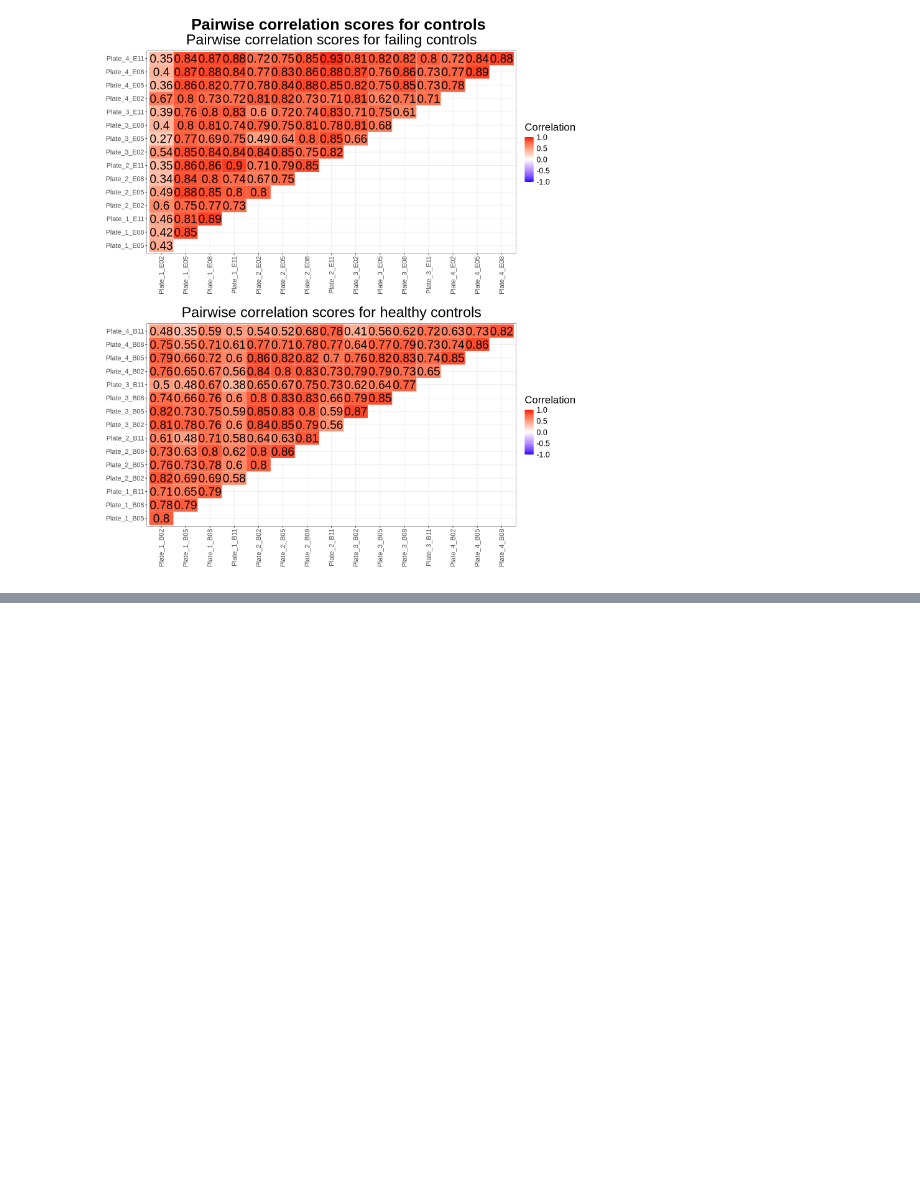
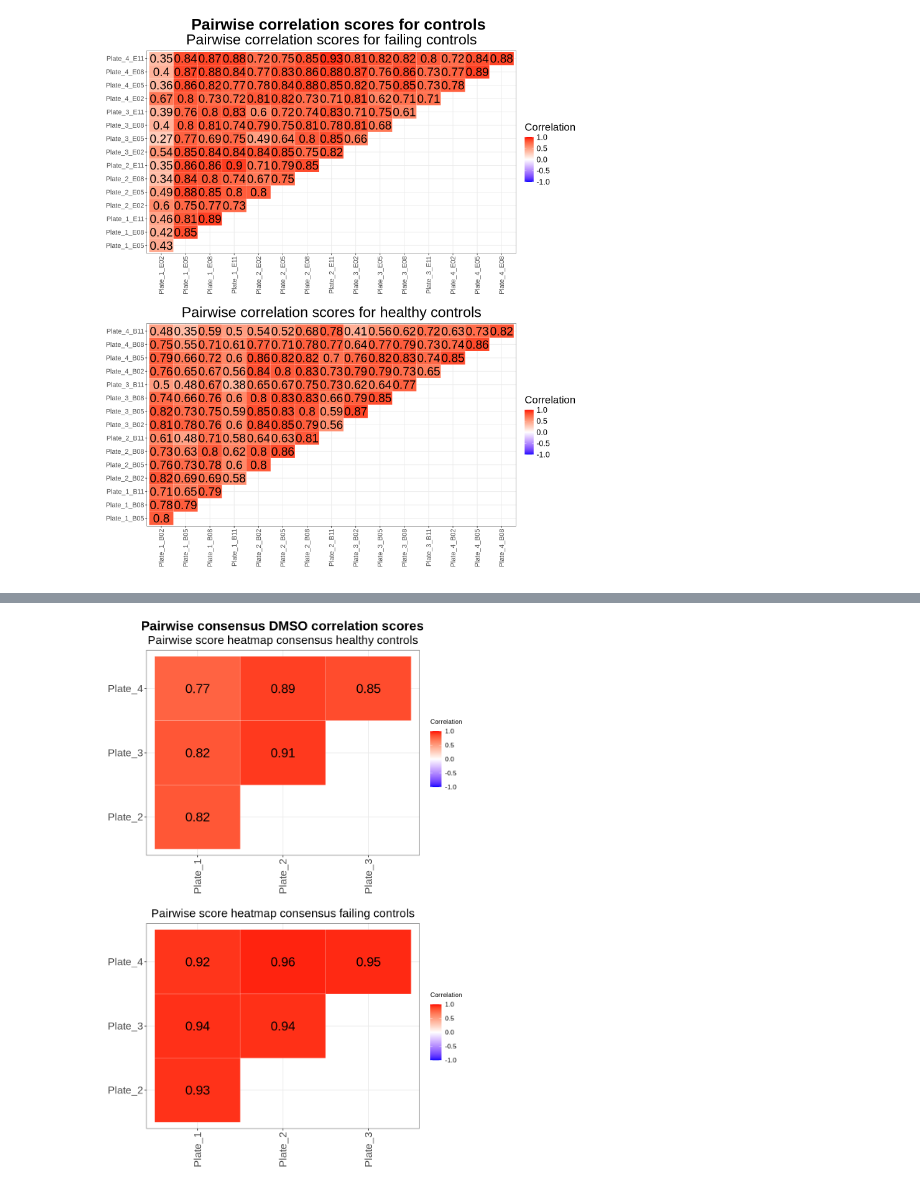
Before and after one commit to axiomcura/CFReT-screen-mAP-analysis, a Jupyter notebook: notebooks/exploratory-analysis/pairwise-analysis/r_plot-pairwise-scores.ipynb, the cells around one changed output, grey strips where cells are left out. Cells and saved outputs as stored; diff of their text form; code cells hidden in the pictures; blank space fills up the shorter version.

```diff
--- a/notebooks/exploratory-analysis/pairwise-analysis/r_plot-pairwise-scores.ipynb
+++ b/notebooks/exploratory-analysis/pairwise-analysis/r_plot-pairwise-scores.ipynb
@@ -182,0 +196,86 @@ TableGrob (3 x 1) "arrange": 3 grobs
+# %%
+# updating column names for the consensus scores
+consensus_dmso_df <- consensus_dmso_df %>%
+    rename(
+        metadata_plate_0 = Metadata_plate_name__posthoc_group0,
+        metadata_plate_1 = Metadata_plate_name__posthoc_group1
+    )
+
+# separating based on metadata_treatment (DMSO-positive or DMSO-negative)
+healthy_dmso_consensus_df <- consensus_dmso_df %>%
+    filter(Metadata_treatment == "DMSO-positive") %>%
+    select(pearsons_correlation, Metadata_treatment, metadata_plate_0, metadata_plate_1) %>%
+    arrange(desc(pearsons_correlation))
+failing_dmso_consensus_df <- consensus_dmso_df %>%
+    filter(Metadata_treatment == "DMSO-negative") %>%
+    select(pearsons_correlation, Metadata_treatment, metadata_plate_0, metadata_plate_1) %>%
+    arrange(desc(pearsons_correlation))
+# %%
+# Make plots show up nice in the notebook
+width <- 8
+height <- 12
+options(repr.plot.width = width, repr.plot.height = height)
+
+# Plot1: Create the consensus health controls heatmap
+health_control_consensus_heatmap <- ggplot(healthy_dmso_consensus_df, aes(x = metadata_plate_0, y = metadata_plate_1)) +
+    geom_tile(aes(fill = pearsons_correlation), color = "white") +
+    geom_text(aes(label = round(pearsons_correlation, 2)), size = 7) +
+    scale_fill_gradient2(
+        low = "blue", mid = "white", high = "red", midpoint = 0, limits = c(-1, 1), name = "Correlation"
+    ) +
+    labs(
+        title = "Pairwise score heatmap consensus healthy controls",
+        x = "",
+        y = ""
+    ) +
+    theme_bw() +
+    theme(
+        plot.title = element_text(hjust = 0.5, size = 18),
+        axis.text.x = element_text(angle = 90, vjust = 0.5, hjust = 1, size = 16),
+        axis.text.y = element_text(size = 16),
+        legend.text = element_text(size = 10),
+        legend.title = element_text(size = 10, margin = margin(b = 10))
+    )
+
+# Plot2: Create the consensus failing controls heatmap
+failing_dmso_consensus_heatmap <- ggplot(failing_dmso_consensus_df, aes(x = metadata_plate_0, y = metadata_plate_1)) +
+    geom_tile(aes(fill = pearsons_correlation), color = "white") +
+    geom_text(aes(label = round(pearsons_correlation, 2)), size = 7) +
+    scale_fill_gradient2(
+        low = "blue", mid = "white", high = "red", midpoint = 0, limits = c(-1, 1), name = "Correlation"
+    ) +
+    labs(
+        title = "Pairwise score heatmap consensus failing controls",
+        x = "",
+        y = ""
+    ) +
+    theme_bw() +
+    theme(
+        plot.title = element_text(hjust = 0.5, size = 18),
+        axis.text.x = element_text(angle = 90, vjust = 0.5, hjust = 1, size = 16),
+        axis.text.y = element_text(size = 16),
+        legend.text = element_text(size = 10),
+        legend.title = element_text(size = 10, margin = margin(b = 10))
+    )
+
+# Wrap both plots in a grid
+consensus_dmso_pairwise_heatmap <- grid.arrange(
+    health_control_consensus_heatmap,
+    failing_dmso_consensus_heatmap,
+    ncol = 1,
+    top = textGrob("Pairwise consensus DMSO correlation scores", gp = gpar(fontsize = 20, fontface = "bold"))
+)
+
+# save the heatmap plot into the figures directory
+ggsave(
+    filename = file.path(plot_output_dir, "consensus_dmso_pairwise_heatmap.png"),
+    plot = consensus_dmso_pairwise_heatmap,
+    width = width,
+    height = height,
+    dpi = 400,
+    bg = "white"
+)
+
+# Display the heatmap
+consensus_dmso_pairwise_heatmap
+# %% [output]
@@ -183 +287,2 @@ TableGrob (3 x 1) "arrange": 3 grobs
+[figure, added]
 # %% [markdown]
```
Also changed, not shown: parts of 15 cells of this notebook, 16 other files.
